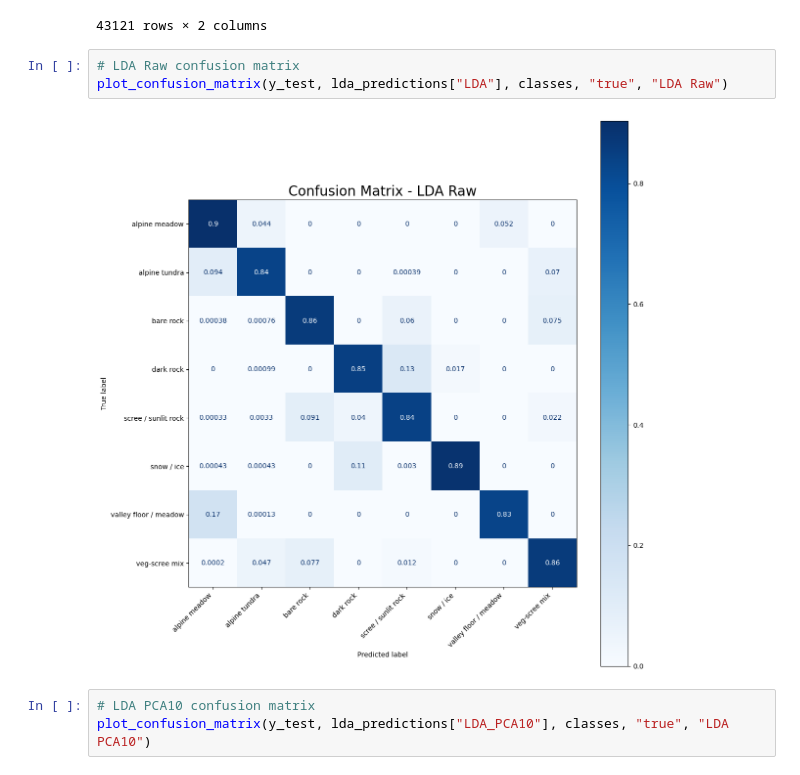
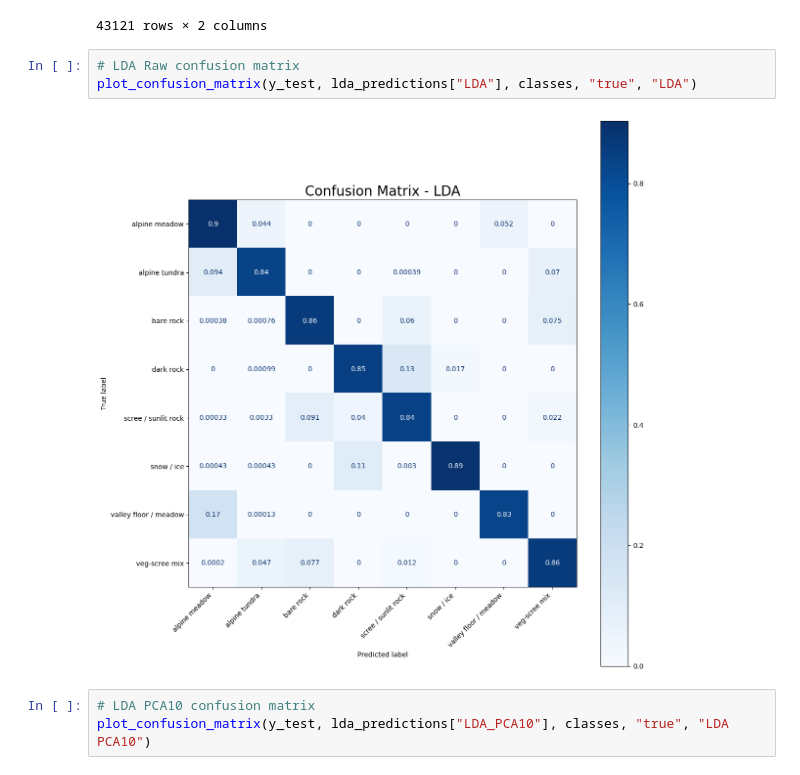
Before and after one commit to Mihneapiuaru/ml_project, a Jupyter notebook: task1.ipynb, the cells around one changed output. Drawn from its saved outputs; the diff is of its cells as text.

```diff
--- a/task1.ipynb
+++ b/task1.ipynb
@@ -774,9 +774,9 @@ lda_predictions
 43121 rows × 2 columns
 # %%
 # LDA Raw confusion matrix
-plot_confusion_matrix(y_test, lda_predictions["LDA"], classes, "true", "LDA Raw")
+plot_confusion_matrix(y_test, lda_predictions["LDA"], classes, "true", "LDA")
 # %% [output]
-[figure, old version]
+[figure, new version]
 # %%
 # LDA PCA10 confusion matrix
 plot_confusion_matrix(y_test, lda_predictions["LDA_PCA10"], classes, "true", "LDA PCA10")
```
Also changed, not shown: parts of 1 cell of this notebook, 13 other files.
